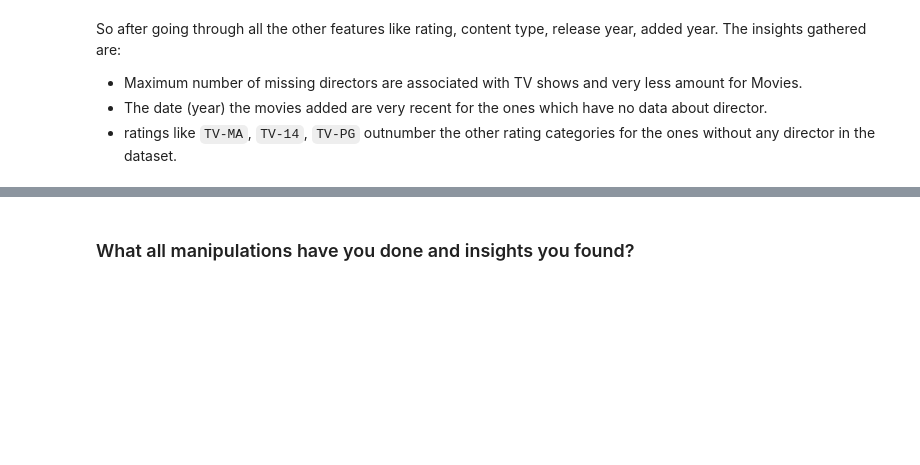
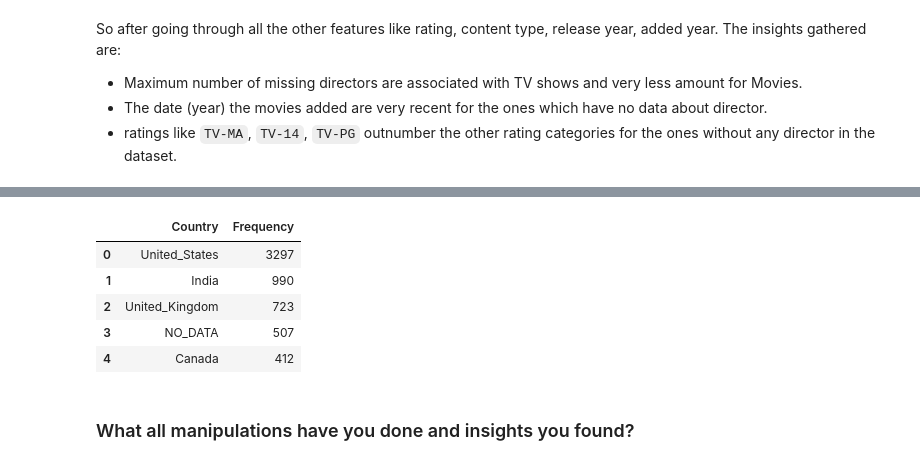
Before and after one commit to 007tickooayush/ML-Unsupervised-Netflix-Clustering-Recommendation-Project, a Jupyter notebook: Ayush_Tickoo_ML_Capstone_Unsupervised_Project.ipynb, the cells around one changed output, grey strips where cells are left out. Cells and saved outputs as stored; diff of their text form; code cells hidden in the pictures; blank space fills up the shorter version.

```diff
--- a/Ayush_Tickoo_ML_Capstone_Unsupervised_Project.ipynb
+++ b/Ayush_Tickoo_ML_Capstone_Unsupervised_Project.ipynb
@@ -589,3 +617,26 @@ So after going through all the other features like rating, content type, release
+# %%
+# Getting the cleaned country in a space separated format
+country_clean_list = df['country'].apply(clean_words)
+
+# Creating a completely populated matrix with the genres separated to get the actual frequency
+country_matrix = [country for countries in country_clean_list for country in countries.split()]
+
+# Storing the frequency in a dictionary
+country_freq_actual = Counter(country_matrix)
+# %%
+country_freq_actual = sorted(country_freq_actual.items(), key = lambda x : x[1],reverse = True)
+# %%
+# Creating a dataframe in a sorted format to get the actual frequencies of country occuring in data
+country_freq_actual_df = pd.DataFrame(country_freq_actual,columns = ['Country','Frequency'])
+# %%
+country_freq_actual_df.head()
+# %% [output]
+|  | Country | Frequency |
+| 0 | United_States | 3297 |
+| 1 | India | 990 |
+| 2 | United_Kingdom | 723 |
+| 3 | NO_DATA | 507 |
+| 4 | Canada | 412 |
 # %% [markdown]
 ### What all manipulations have you done and insights you found?
 # %% [markdown]
```
Also changed, not shown: parts of 15 cells of this notebook.
